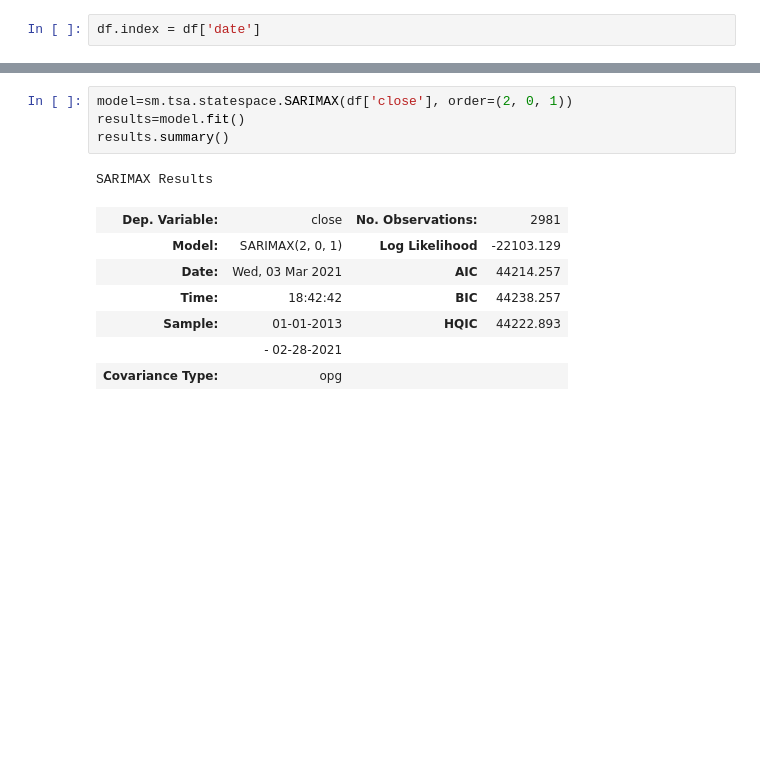
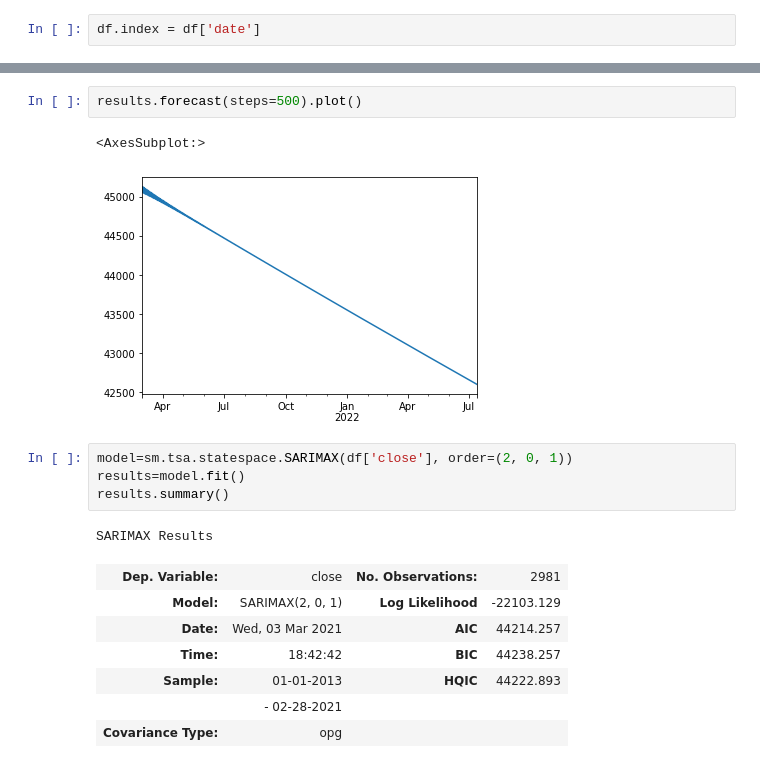
Before and after one commit to choigww/projects, a Jupyter notebook: bitcoin-price-prediction/05-ARIMA-implementation-22.ipynb, the cells around one changed output, grey strips where cells are left out. Cells and saved outputs as stored; diff of their text form; blank space fills up the shorter version.

```diff
--- a/bitcoin-price-prediction/05-ARIMA-implementation-22.ipynb
+++ b/bitcoin-price-prediction/05-ARIMA-implementation-22.ipynb
@@ -71,3 +79,8 @@ results.forecast(steps=100).plot()
+# %%
+results.forecast(steps=500).plot()
+# %% [output]
+<AxesSubplot:>
+[figure, added]
 # %%
 model=sm.tsa.statespace.SARIMAX(df['close'], order=(2, 0, 1))
 results=model.fit()
```
Also changed, not shown: parts of 5 cells of this notebook, 2 other files.
